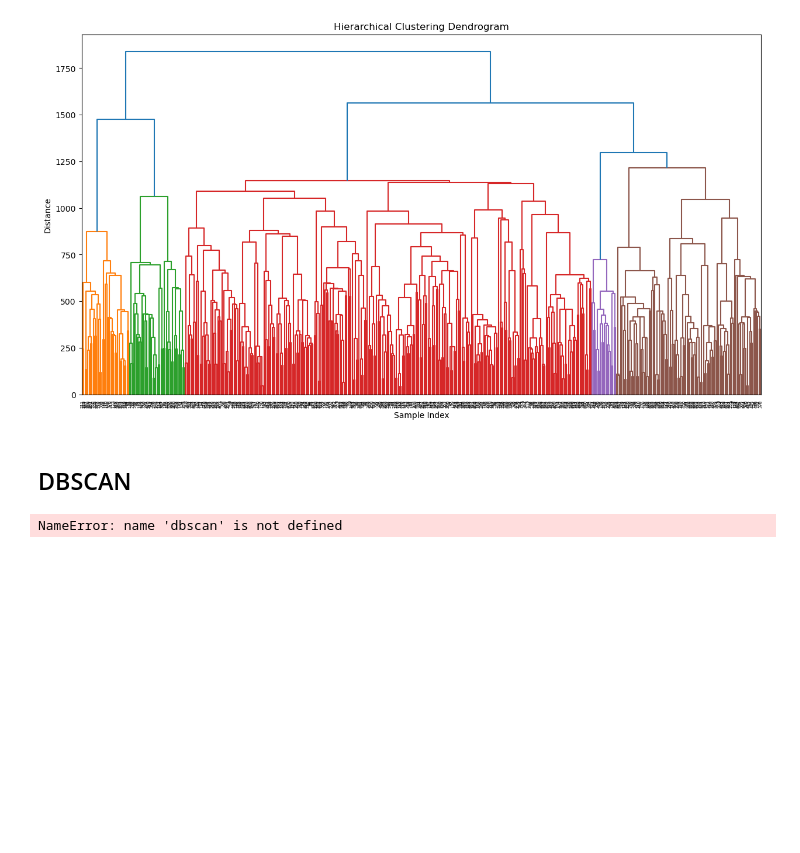
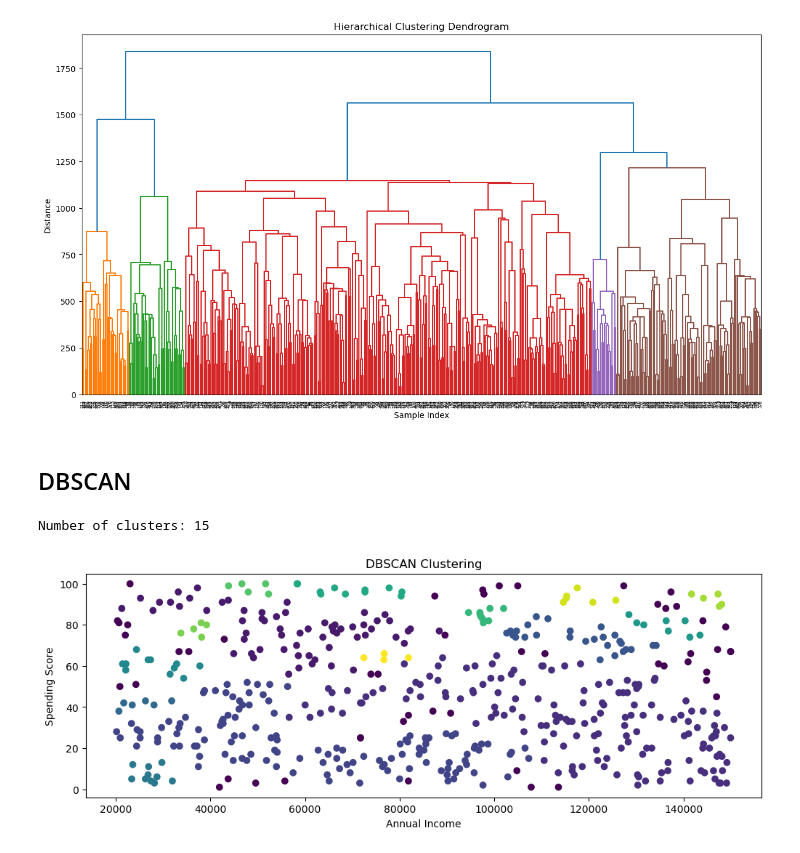
Before and after one commit to qnhn22/retail_analysis, a Jupyter notebook: Final_Project.ipynb, the cells around one changed output. Cells and saved outputs as stored; diff of their text form; code cells hidden in the pictures; blank space fills up the shorter version.

Commit message:
fix dbscan

```diff
--- a/Final_Project.ipynb
+++ b/Final_Project.ipynb
@@ -544,33 +544,31 @@ plt.show()
 # %% [markdown]
 ## DBSCAN
 # %%
-# For DBSCAN
-dbscan_clusters = dbscan.fit_predict(X)
-
 # Select features for clustering
 X = data[['AnnualIncome', 'SpendingScore']]
 
 # normalize data
 scaler = StandardScaler()
 X_scaled = scaler.fit_transform(X)
 
 # Perform DBSCAN clustering
 eps = 0.2  # Maximum distance between two samples to be considered as in the same neighborhood
 min_samples = 5  # Minimum number of samples in a neighborhood for a point to be considered as a core point
 dbscan = DBSCAN(eps=eps, min_samples=min_samples)
 labels = dbscan.fit_predict(X_scaled)
 
 # Count the number of clusters
 num_clusters = len(np.unique(labels)) - 1  # Subtract 1 to exclude noise points labeled as -1
 print("Number of clusters:", num_clusters)
 
 # Visualize the clusters
 plt.figure(figsize=(12, 4))
 
 plt.scatter(X['AnnualIncome'], X['SpendingScore'], c=labels, cmap='viridis')
 plt.title('DBSCAN Clustering')
 plt.xlabel('Annual Income')
 plt.ylabel('Spending Score')
 plt.show()
 # %% [output]
-NameError: name 'dbscan' is not defined
+Number of clusters: 15
+[figure, added]
```
